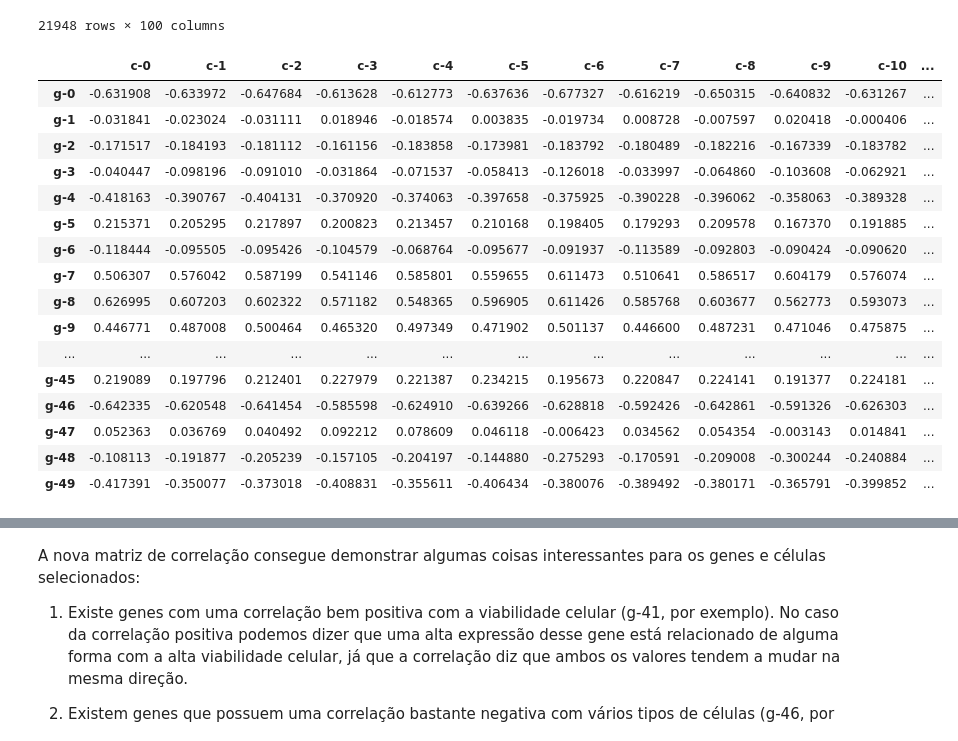
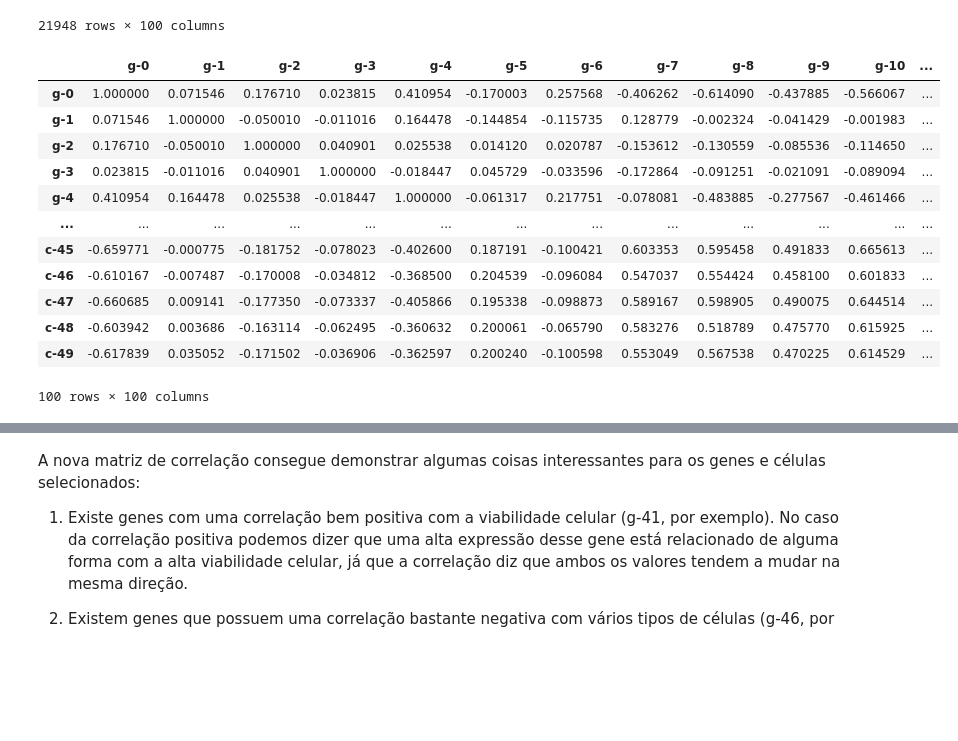
Before and after one commit to MisterGusMan/Alura_ID3, a Jupyter notebook: Análise_Aula_3.ipynb, the cells around one changed output, grey strips where cells are left out. Cells and saved outputs as stored; diff of their text form; code cells hidden in the pictures; blank space fills up the shorter version.

```diff
--- a/Análise_Aula_3.ipynb
+++ b/Análise_Aula_3.ipynb
@@ -231,26 +231,22 @@ t
 | 23813 | -0.8598 | 1.0240 | -0.1361 | 0.7952 | -0.3611 | -3.6750 | -1.2420 | 0.9146 | 3.0790 | 1.2460 | 1.9460 | ... |
 21948 rows × 100 columns
 # %%
-corr = t.corr().loc[:'g-49','c-0':]
+corr = t.corr()
 corr
 # %% [output]
-|  | c-0 | c-1 | c-2 | c-3 | c-4 | c-5 | c-6 | c-7 | c-8 | c-9 | c-10 | ... |
-| g-0 | -0.631908 | -0.633972 | -0.647684 | -0.613628 | -0.612773 | -0.637636 | -0.677327 | -0.616219 | -0.650315 | -0.640832 | -0.631267 | ... |
-| g-1 | -0.031841 | -0.023024 | -0.031111 | 0.018946 | -0.018574 | 0.003835 | -0.019734 | 0.008728 | -0.007597 | 0.020418 | -0.000406 | ... |
-| g-2 | -0.171517 | -0.184193 | -0.181112 | -0.161156 | -0.183858 | -0.173981 | -0.183792 | -0.180489 | -0.182216 | -0.167339 | -0.183782 | ... |
-| g-3 | -0.040447 | -0.098196 | -0.091010 | -0.031864 | -0.071537 | -0.058413 | -0.126018 | -0.033997 | -0.064860 | -0.103608 | -0.062921 | ... |
-| g-4 | -0.418163 | -0.390767 | -0.404131 | -0.370920 | -0.374063 | -0.397658 | -0.375925 | -0.390228 | -0.396062 | -0.358063 | -0.389328 | ... |
-| g-5 | 0.215371 | 0.205295 | 0.217897 | 0.200823 | 0.213457 | 0.210168 | 0.198405 | 0.179293 | 0.209578 | 0.167370 | 0.191885 | ... |
-| g-6 | -0.118444 | -0.095505 | -0.095426 | -0.104579 | -0.068764 | -0.095677 | -0.091937 | -0.113589 | -0.092803 | -0.090424 | -0.090620 | ... |
-| g-7 | 0.506307 | 0.576042 | 0.587199 | 0.541146 | 0.585801 | 0.559655 | 0.611473 | 0.510641 | 0.586517 | 0.604179 | 0.576074 | ... |
-| g-8 | 0.626995 | 0.607203 | 0.602322 | 0.571182 | 0.548365 | 0.596905 | 0.611426 | 0.585768 | 0.603677 | 0.562773 | 0.593073 | ... |
-| g-9 | 0.446771 | 0.487008 | 0.500464 | 0.465320 | 0.497349 | 0.471902 | 0.501137 | 0.446600 | 0.487231 | 0.471046 | 0.475875 | ... |
+|  | g-0 | g-1 | g-2 | g-3 | g-4 | g-5 | g-6 | g-7 | g-8 | g-9 | g-10 | ... |
+| g-0 | 1.000000 | 0.071546 | 0.176710 | 0.023815 | 0.410954 | -0.170003 | 0.257568 | -0.406262 | -0.614090 | -0.437885 | -0.566067 | ... |
+| g-1 | 0.071546 | 1.000000 | -0.050010 | -0.011016 | 0.164478 | -0.144854 | -0.115735 | 0.128779 | -0.002324 | -0.041429 | -0.001983 | ... |
+| g-2 | 0.176710 | -0.050010 | 1.000000 | 0.040901 | 0.025538 | 0.014120 | 0.020787 | -0.153612 | -0.130559 | -0.085536 | -0.114650 | ... |
+| g-3 | 0.023815 | -0.011016 | 0.040901 | 1.000000 | -0.018447 | 0.045729 | -0.033596 | -0.172864 | -0.091251 | -0.021091 | -0.089094 | ... |
+| g-4 | 0.410954 | 0.164478 | 0.025538 | -0.018447 | 1.000000 | -0.061317 | 0.217751 | -0.078081 | -0.483885 | -0.277567 | -0.461466 | ... |
 | ... | ... | ... | ... | ... | ... | ... | ... | ... | ... | ... | ... | ... |
-| g-45 | 0.219089 | 0.197796 | 0.212401 | 0.227979 | 0.221387 | 0.234215 | 0.195673 | 0.220847 | 0.224141 | 0.191377 | 0.224181 | ... |
-| g-46 | -0.642335 | -0.620548 | -0.641454 | -0.585598 | -0.624910 | -0.639266 | -0.628818 | -0.592426 | -0.642861 | -0.591326 | -0.626303 | ... |
-| g-47 | 0.052363 | 0.036769 | 0.040492 | 0.092212 | 0.078609 | 0.046118 | -0.006423 | 0.034562 | 0.054354 | -0.003143 | 0.014841 | ... |
-| g-48 | -0.108113 | -0.191877 | -0.205239 | -0.157105 | -0.204197 | -0.144880 | -0.275293 | -0.170591 | -0.209008 | -0.300244 | -0.240884 | ... |
-| g-49 | -0.417391 | -0.350077 | -0.373018 | -0.408831 | -0.355611 | -0.406434 | -0.380076 | -0.389492 | -0.380171 | -0.365791 | -0.399852 | ... |
+| c-45 | -0.659771 | -0.000775 | -0.181752 | -0.078023 | -0.402600 | 0.187191 | -0.100421 | 0.603353 | 0.595458 | 0.491833 | 0.665613 | ... |
+| c-46 | -0.610167 | -0.007487 | -0.170008 | -0.034812 | -0.368500 | 0.204539 | -0.096084 | 0.547037 | 0.554424 | 0.458100 | 0.601833 | ... |
+| c-47 | -0.660685 | 0.009141 | -0.177350 | -0.073337 | -0.405866 | 0.195338 | -0.098873 | 0.589167 | 0.598905 | 0.490075 | 0.644514 | ... |
+| c-48 | -0.603942 | 0.003686 | -0.163114 | -0.062495 | -0.360632 | 0.200061 | -0.065790 | 0.583276 | 0.518789 | 0.475770 | 0.615925 | ... |
+| c-49 | -0.617839 | 0.035052 | -0.171502 | -0.036906 | -0.362597 | 0.200240 | -0.100598 | 0.553049 | 0.567538 | 0.470225 | 0.614529 | ... |
+100 rows × 100 columns
 # %%
 plt.figure(figsize=(11,9))
 mask = np.triu(np.ones_like(corr, dtype=bool))
```
Also changed, not shown: parts of 3 cells of this notebook.
